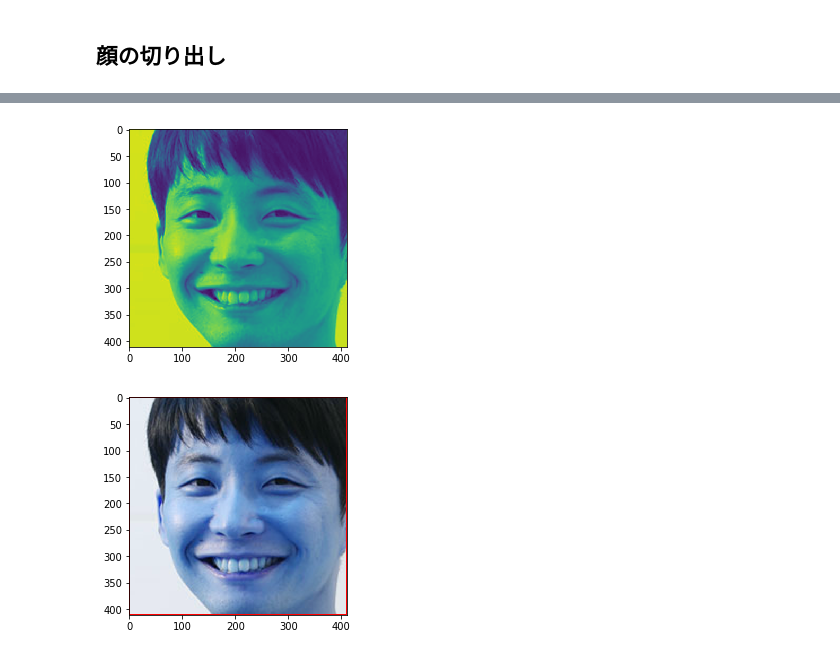
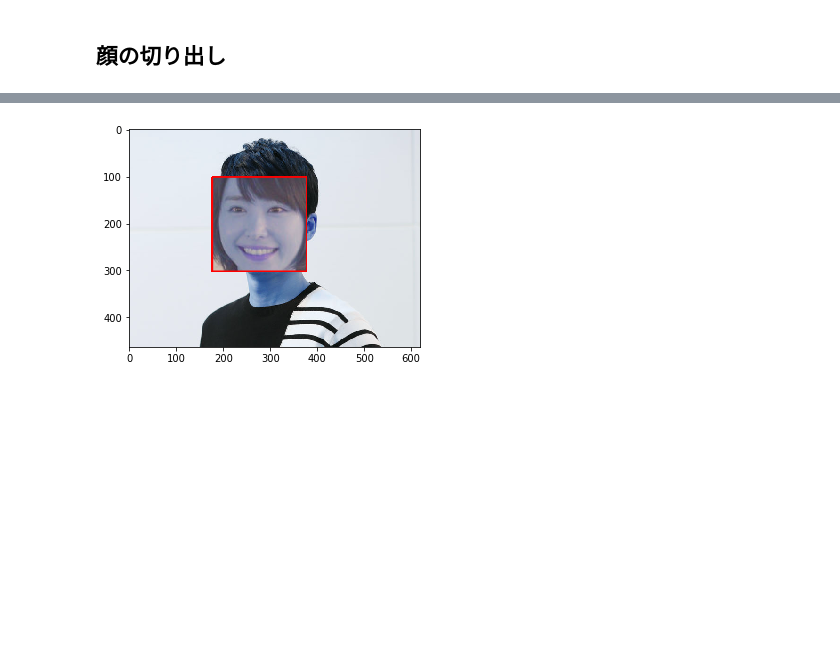
Before and after one commit to ohmuraken/vacatter, a Jupyter notebook: server/notebook/face_change.ipynb, the cells around one changed output, grey strips where cells are left out. Drawn from its saved outputs; the diff is of its cells as text; code cells hidden in the pictures; blank space fills up the shorter version.

```diff
--- a/server/notebook/face_change.ipynb
+++ b/server/notebook/face_change.ipynb
@@ -57,15 +58,11 @@ plot_img_list([img2_roi_gray, img2_roi_color])
-# %%
-img2 = cv2.imread(img2_path)
-height, width = img2.shape[:2]
-img2 = cv2.resize(img2,(2*width, 2*height), interpolation = cv2.INTER_CUBIC)
-# plot_img_list([res])
-img2_gray = cv2.cvtColor(img2, cv2.COLOR_BGR2GRAY)
-img2_faces = face_cascade.detectMultiScale(img2_gray, 1.1, 2)
-for (x,y,w,h) in img2_faces:
-    cv2.rectangle(img2,(x,y),(x+w,y+h),(255,0,0),2)
-    img2_roi_gray = img2_gray[y:y+h, x:x+w]
-    img2_roi_color = img2[y:y+h, x:x+w]
-plot_img_list([img2_roi_gray, img2_roi_color])
-# %% [output]
-[figure, removed]
-[figure, removed]
+# %%
+# plot_img_list([img2[y2:y2+h2, x2:x2+w2]])
+hoshino_aragaki = img2
+aragaki_face = img1[y1:y1+h1, x1:x1+w1]
+hoshino_face = img2[y2:y2+h2, x2:x2+w2]
+aragaki_face = cv2.resize(aragaki_face, (hoshino_face.shape[:2]))
+hoshino_aragaki[y2:y2+h2, x2:x2+w2] = aragaki_face
+plot_img_list([hoshino_aragaki])
+cv2.
+# %% [output]
+[figure, added]
```
Also changed, not shown: parts of 2 cells of this notebook.
